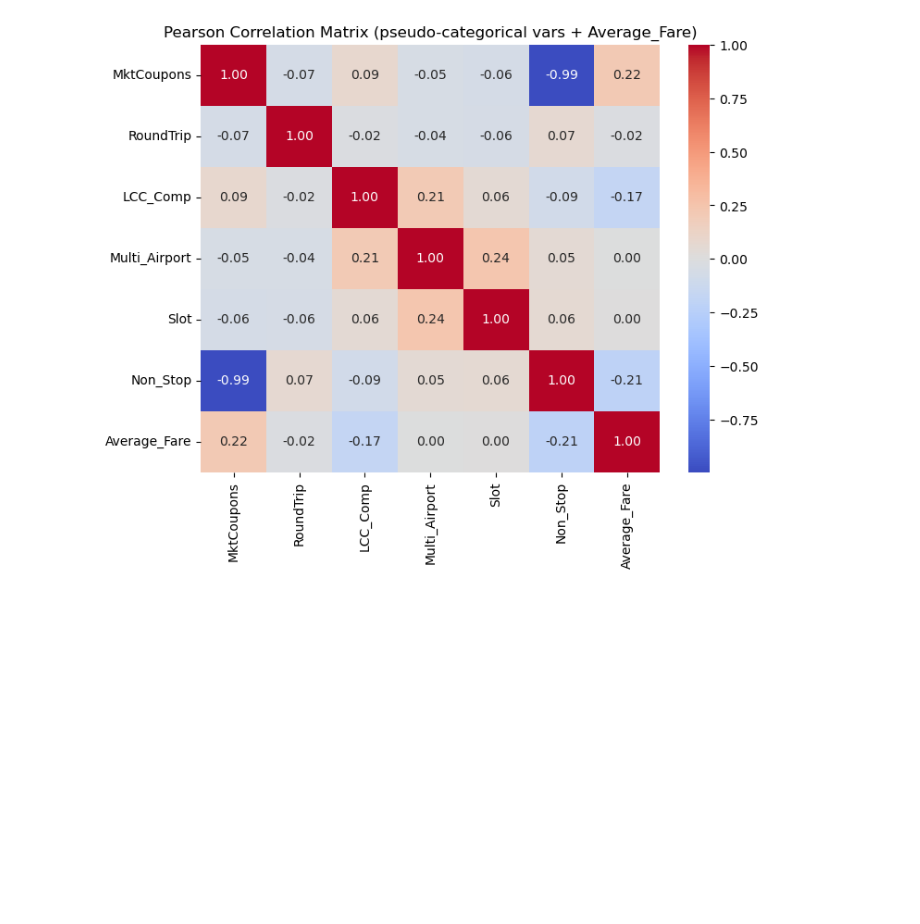
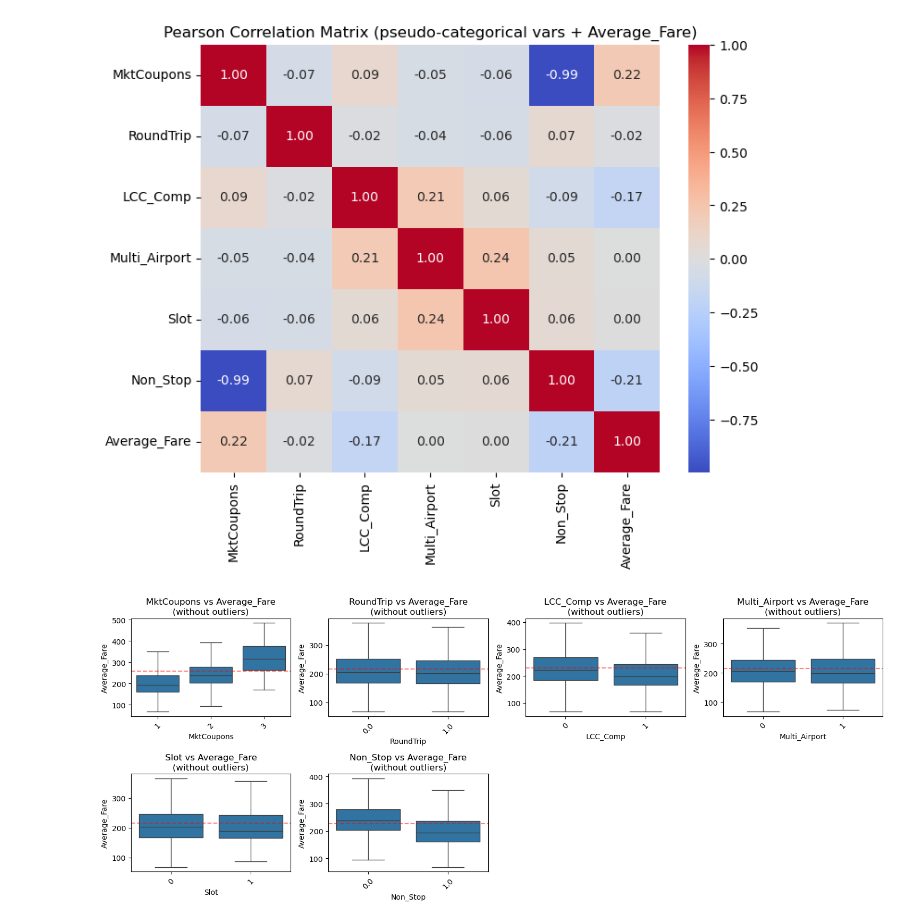
Before and after one commit to mariapycior/airline-fair-prediction-ML, a Jupyter notebook: analysis.ipynb, the cells around one changed output. Saved outputs shown, nothing was run; the diff lists cells and outputs as text; code cells hidden in the pictures; blank space fills up the shorter version.

Commit message:
boxplot

```diff
--- a/analysis.ipynb
+++ b/analysis.ipynb
@@ -202,3 +193,20 @@ Slot           0.063307      0.004737
 Non_Stop       1.000000     -0.213996
 Average_Fare  -0.213996      1.000000
 [figure]
+# %%
+plt.figure(figsize=(15, 6))
+for i, col in enumerate(pseudo_categorical_cols):
+    plt.subplot(2, len(pseudo_categorical_cols)//2 + 1, i+1)
+
+    sns.boxplot(data=df, x=col, y='Average_Fare', showfliers=False)
+
+    means = df.groupby(col)['Average_Fare'].mean()
+    plt.axhline(y=means.mean(), color='red', linestyle='--', alpha=0.5)
+
+    plt.title(f'{col} vs Average_Fare\n(without outliers)')
+    plt.xticks(rotation=45)
+
+plt.tight_layout()
+plt.show()
+# %% [output]
+[figure, added]
```
Also changed, not shown: parts of 8 cells of this notebook.
